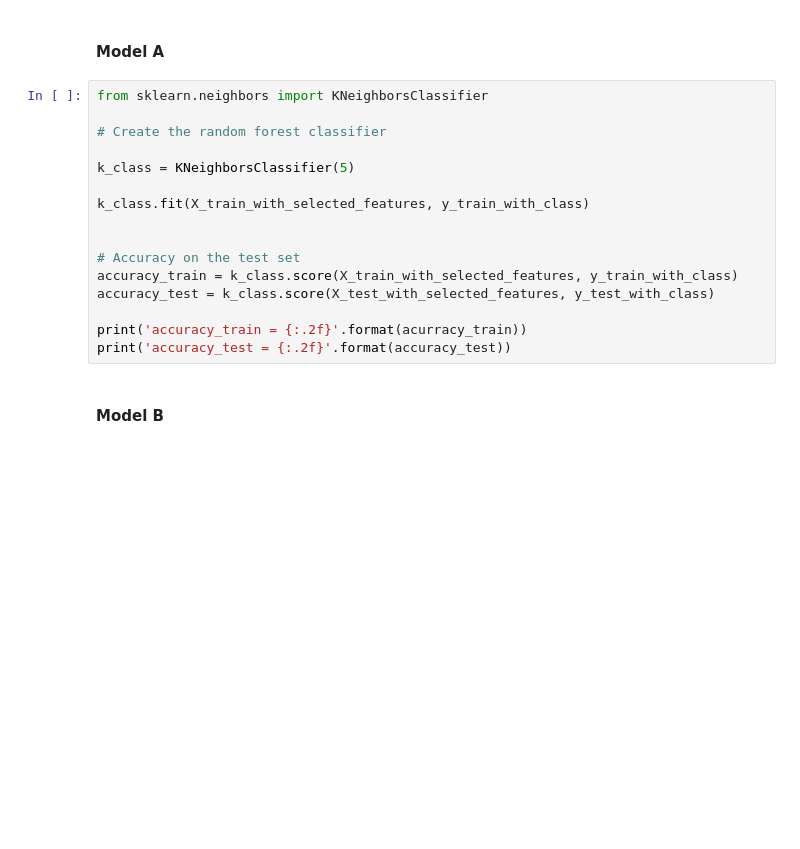
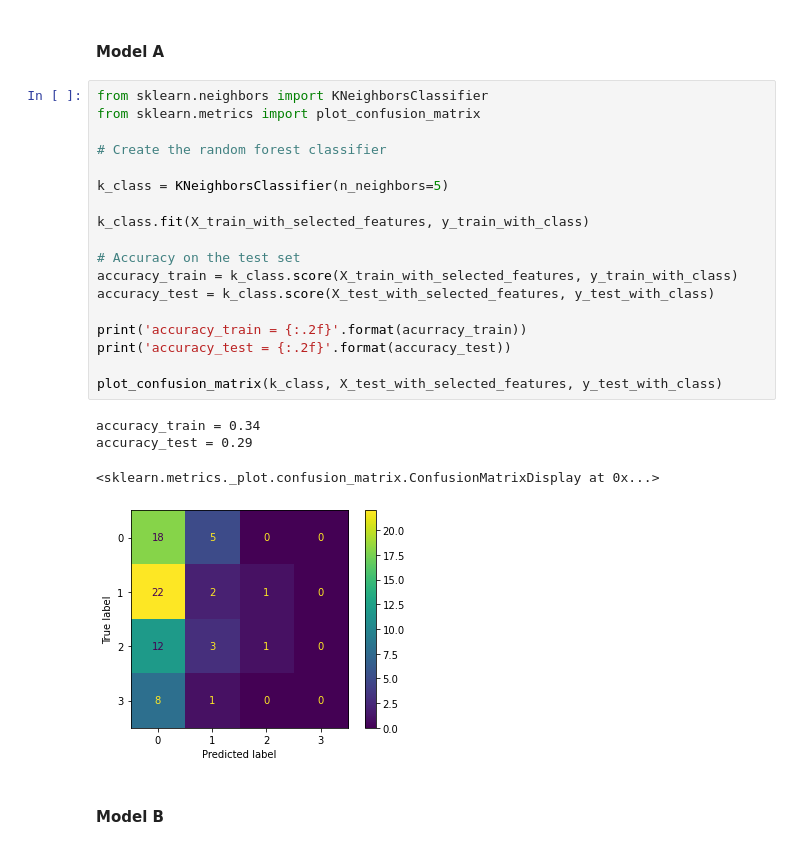
Before and after one commit to mauricelehmann/XAI_final_project, a Jupyter notebook: Final Project.ipynb, the cells around one changed output. Drawn from its saved outputs; the diff is of its cells as text; blank space fills up the shorter version.

```diff
--- a/Final Project.ipynb
+++ b/Final Project.ipynb
@@ -233,20 +272,27 @@ print('accuracy_test = {:.2f}'.format(accuracy_test))
 #### Model A
 # %%
 from sklearn.neighbors import KNeighborsClassifier
+from sklearn.metrics import plot_confusion_matrix
 
 # Create the random forest classifier
 
-k_class = KNeighborsClassifier(5)
+k_class = KNeighborsClassifier(n_neighbors=5)
 
 k_class.fit(X_train_with_selected_features, y_train_with_class)
-
 
 # Accuracy on the test set
 accuracy_train = k_class.score(X_train_with_selected_features, y_train_with_class)
 accuracy_test = k_class.score(X_test_with_selected_features, y_test_with_class)
 
 print('accuracy_train = {:.2f}'.format(acurracy_train))
 print('accuracy_test = {:.2f}'.format(accuracy_test))
+
+plot_confusion_matrix(k_class, X_test_with_selected_features, y_test_with_class)
+# %% [output]
+accuracy_train = 0.34
+accuracy_test = 0.29
+<sklearn.metrics._plot.confusion_matrix.ConfusionMatrixDisplay at 0x...>
+[figure, added]
 # %% [markdown]
 #### Model B
 # %% [markdown]
```
Also changed, not shown: parts of 9 cells of this notebook.
